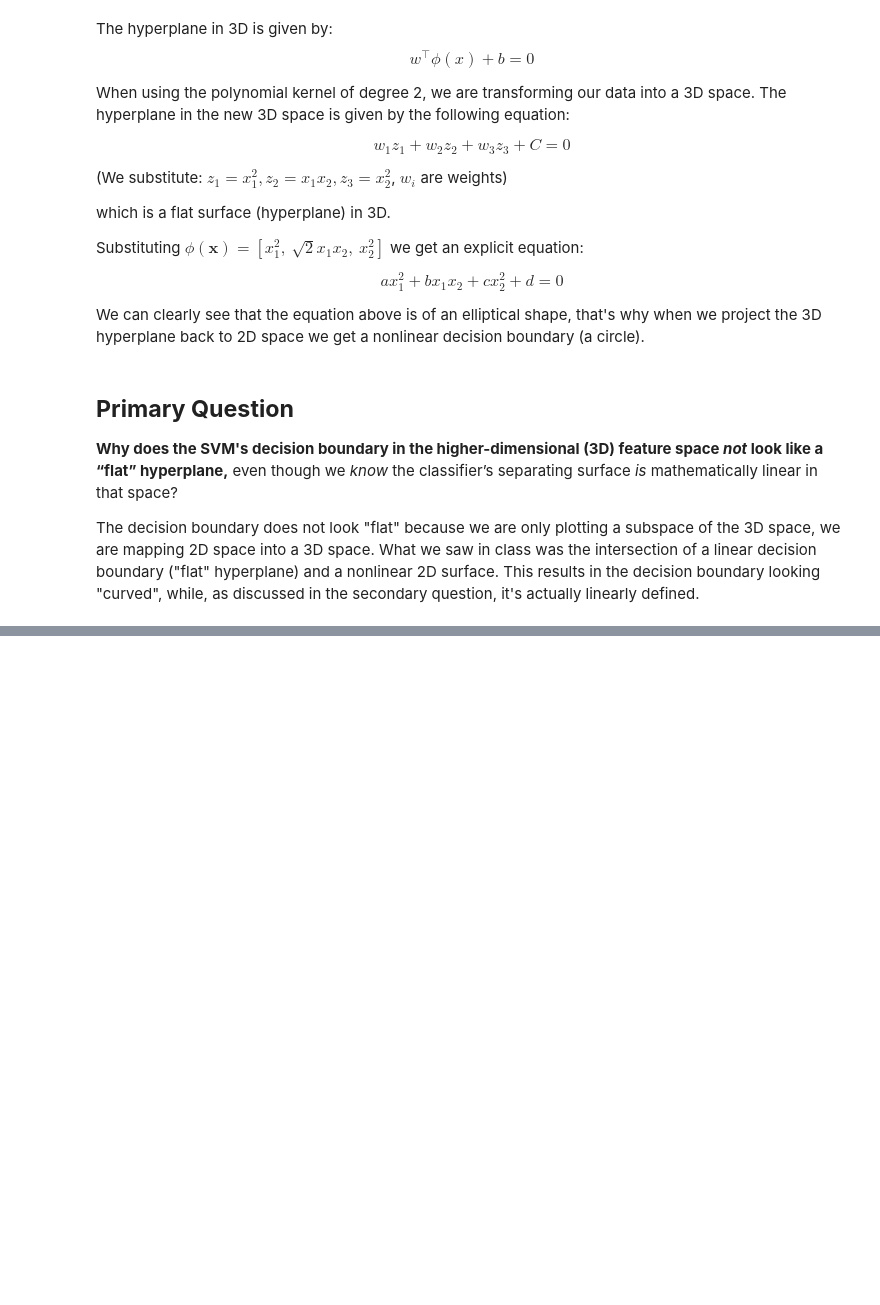
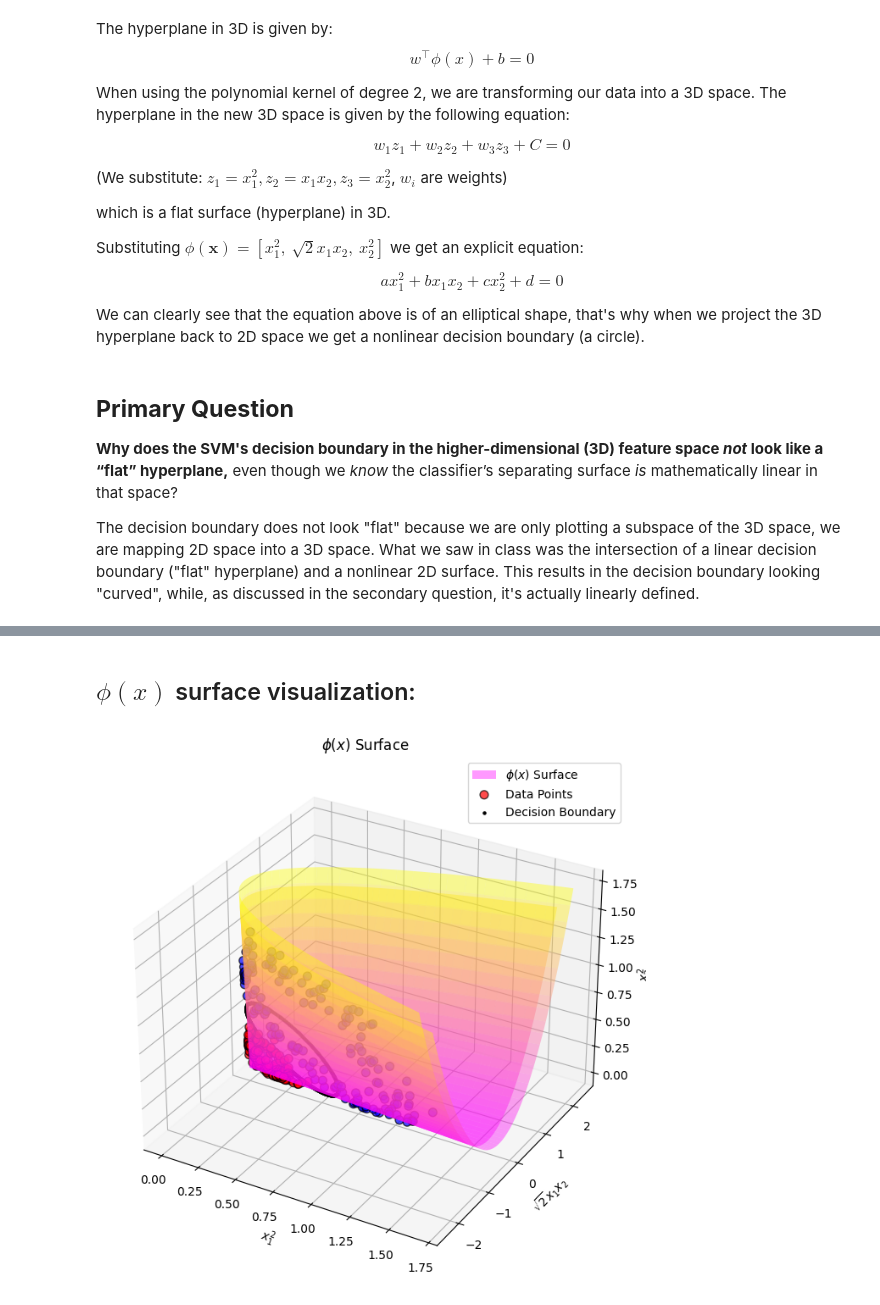
Before and after one commit to ewapajak/ML, a Jupyter notebook: Homework05_kernel_methods.ipynb, the cells around one changed output, grey strips where cells are left out. Saved outputs shown, nothing was run; the diff lists cells and outputs as text; code cells hidden in the pictures; blank space fills up the shorter version.

```diff
--- a/Homework05_kernel_methods.ipynb
+++ b/Homework05_kernel_methods.ipynb
@@ -47,0 +136,38 @@ The decision boundary does not look "flat" because we are only plotting a subspa
+# %% [markdown]
+## $\phi(x)$ surface visualization:
+# %%
+fig = plt.figure(figsize=(12, 8))
+ax = fig.add_subplot(111, projection='3d')
+
+
+phi_xx = xx**2
+phi_xy = np.sqrt(2) * xx * yy
+phi_yy = yy**2
+
+ax.plot_surface(phi_xx, phi_xy, phi_yy, cmap='spring', alpha=0.4, label='$\phi(x)$ Surface')
+
+
+phi_X = np.array([[x[0]**2, np.sqrt(2)*x[0]*x[1], x[1]**2] for x in X])
+ax.scatter(phi_X[:, 0], phi_X[:, 1], phi_X[:, 2], c=y, cmap='bwr', edgecolors='k', s=50, alpha=0.7, label='Data Points')
+
+
+phi_grid = np.array([[x[0]**2, np.sqrt(2)*x[0]*x[1], x[1]**2] for x in grid])
+grid_decision = clf.decision_function(grid)
+contour_mask = np.isclose(grid_decision, 0, atol=0.01)
+ax.scatter(phi_grid[contour_mask, 0], phi_grid[contour_mask, 1], phi_grid[contour_mask, 2],
+           c='k', s=5, label='Decision Boundary')
+
+
+ax.set_xlabel('$x_1^2$')
+ax.set_ylabel('$\sqrt{2} x_1 x_2$')
+ax.set_zlabel('$x_2^2$')
+ax.set_title('$\phi(x)$ Surface')
+
+
+
+ax.legend()
+ax.grid(True)
+
+plt.show()
+# %% [output]
+[figure, added]
```
Also changed, not shown: parts of 2 cells of this notebook.
